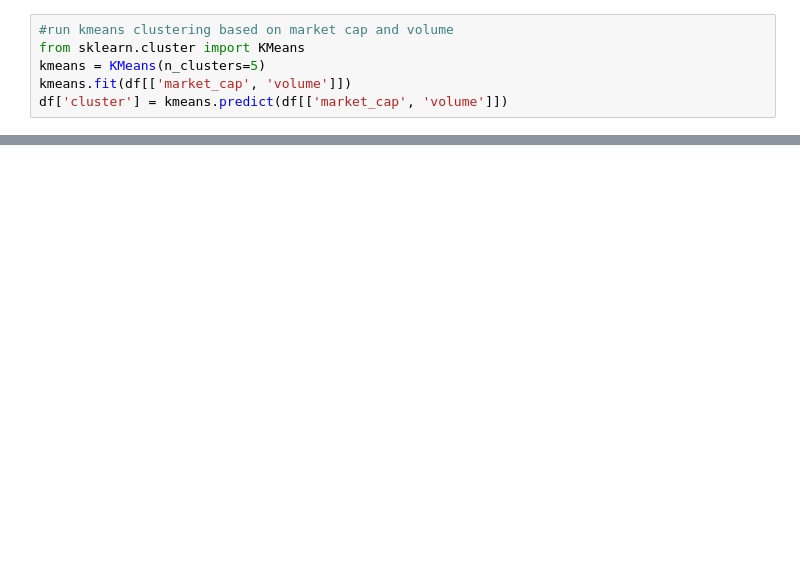
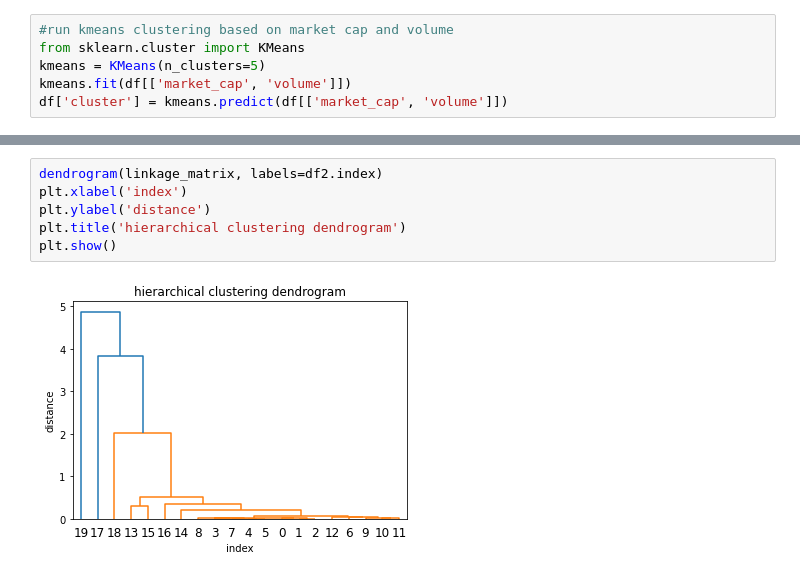
Before and after one commit to shadmehr-salehi/Crypto-Analysis, a Jupyter notebook: Part2/Project.ipynb, the cells around one changed output, grey strips where cells are left out. Saved outputs shown, nothing was run; the diff lists cells and outputs as text; blank space fills up the shorter version.

```diff
--- a/Part2/Project.ipynb
+++ b/Part2/Project.ipynb
@@ -95,0 +148,8 @@ plt.scatter(df[df['cluster'] == 3]['volume'], df[df['cluster'] == 3]['market_cap
+# %%
+dendrogram(linkage_matrix, labels=df2.index)
+plt.xlabel('index')
+plt.ylabel('distance')
+plt.title('hierarchical clustering dendrogram')
+plt.show()
+# %% [output]
+[figure, added]
```
Also changed, not shown: parts of 34 cells of this notebook.
